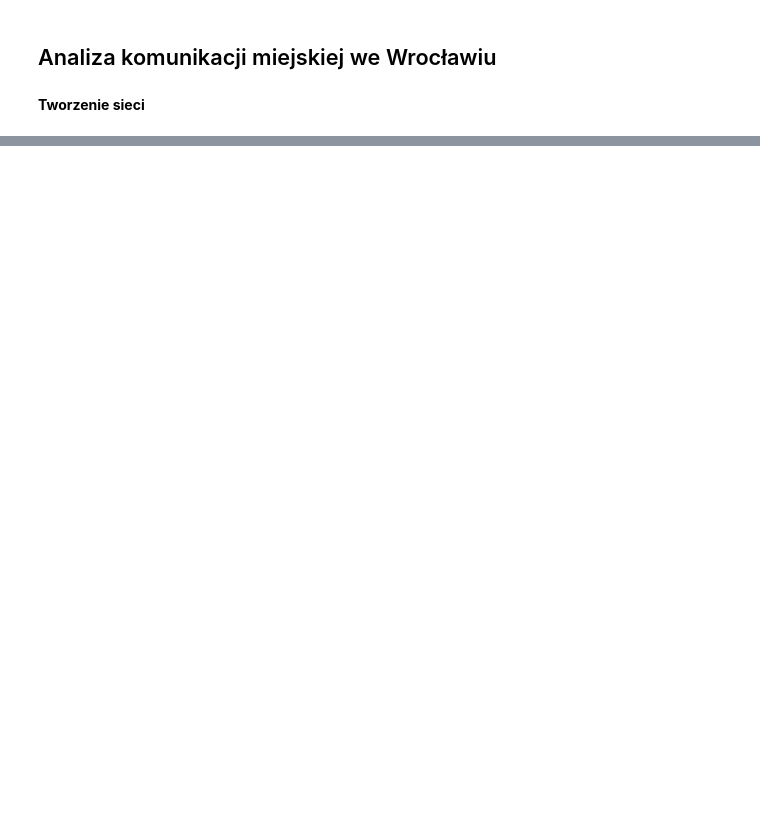
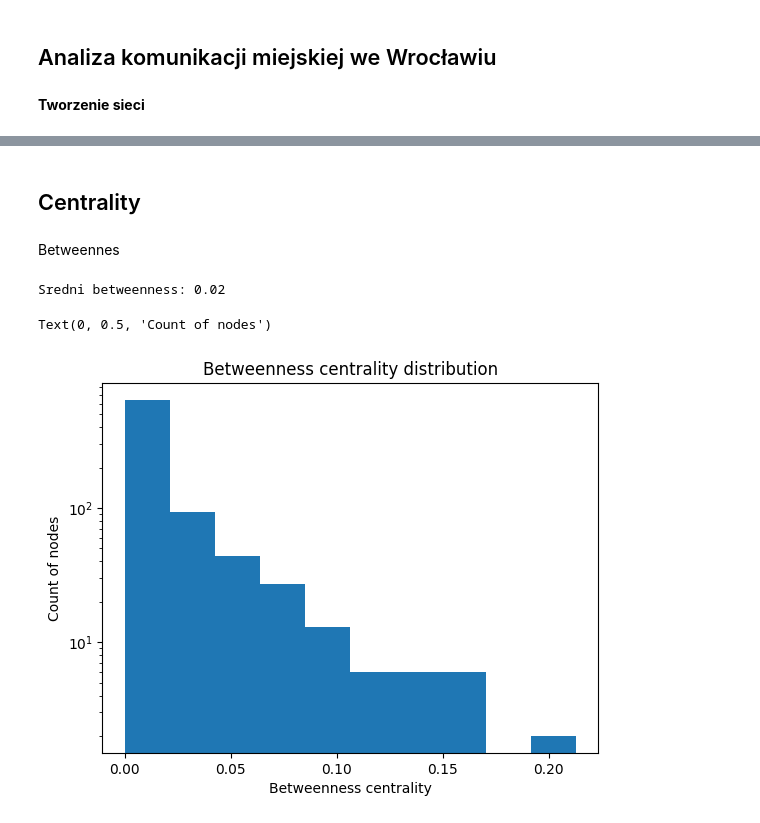
Before and after one commit to gry-mar/mpk-proj, a Jupyter notebook: Projekt.ipynb, the cells around one changed output, grey strips where cells are left out. Drawn from its saved outputs; the diff is of its cells as text; code cells hidden in the pictures; blank space fills up the shorter version.

```diff
--- a/Projekt.ipynb
+++ b/Projekt.ipynb
@@ -67,0 +158,20 @@ nx.draw(mpk_graph) # no troche do dupy to wygląda póki co ale chyba działa
+# %% [markdown]
+## Centrality
+# %% [markdown]
+Betweennes
+# %%
+betweenness = nx.betweenness_centrality(mpk_graph)
+
+print('Sredni betweenness', end=': ')
+print(round(sum(betweenness.values())/len(betweenness), 2))
+
+
+plt.hist(betweenness.values())
+plt.yscale('log')
+plt.title('Betweenness centrality distribution')
+plt.xlabel('Betweenness centrality')
+plt.ylabel('Count of nodes')
+# %% [output]
+Sredni betweenness: 0.02
+Text(0, 0.5, 'Count of nodes')
+[figure, added]
```
Also changed, not shown: parts of 21 cells of this notebook.
